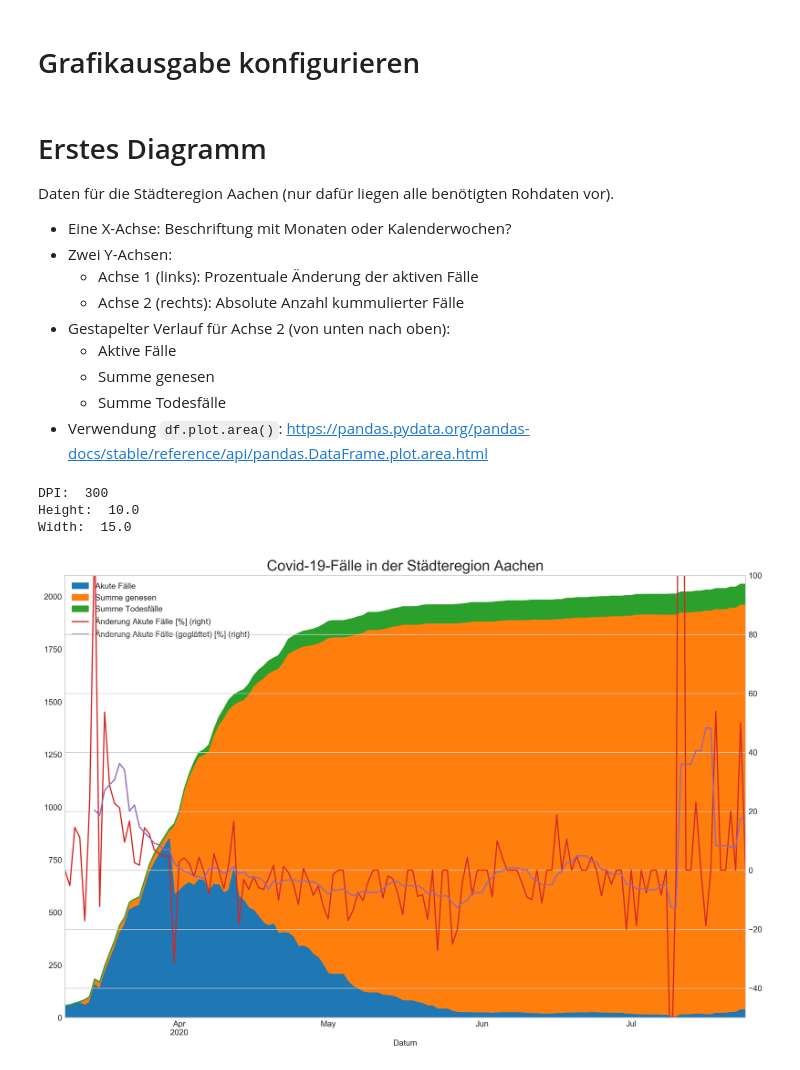
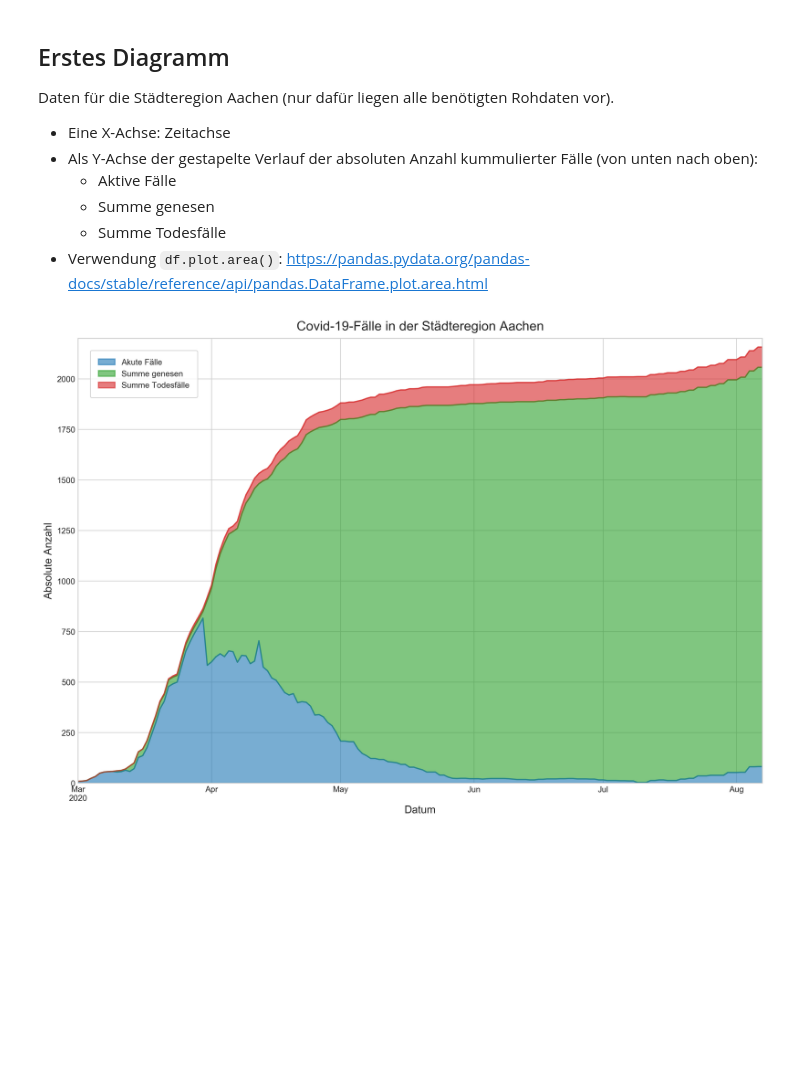
Before and after one commit to MartinHolle/covid-19-statistics-aachen, a Jupyter notebook: c19stats-ac-visualisierung.ipynb, the cells around one changed output. Cells and saved outputs as stored; diff of their text form; code cells hidden in the pictures; blank space fills up the shorter version.

Commit message:
Neue Version nach Überarbeitung

```diff
--- a/c19stats-ac-visualisierung.ipynb
+++ b/c19stats-ac-visualisierung.ipynb
@@ -53,48 +64,29 @@ c19_cases
-# %% [markdown]
-# Grafikausgabe konfigurieren
-# %%
-plt.style.use('seaborn-whitegrid')
-
-fig_dpi = 300
-
-fig_width = 10
-fig_height = 6
 # %% [markdown]
-# Erstes Diagramm
+## Erstes Diagramm
 Daten für die Städteregion Aachen (nur dafür liegen alle benötigten Rohdaten vor).
-- Eine X-Achse: Beschriftung mit Monaten oder Kalenderwochen?
-- Zwei Y-Achsen:
-    - Achse 1 (links): Prozentuale Änderung der aktiven Fälle
-    - Achse 2 (rechts): Absolute Anzahl kummulierter Fälle
-- Gestapelter Verlauf für Achse 2 (von unten nach oben):
+- Eine X-Achse: Zeitachse
+- Als Y-Achse der gestapelte Verlauf der absoluten Anzahl kummulierter Fälle (von unten nach oben):
     - Aktive Fälle
     - Summe genesen
     - Summe Todesfälle
 - Verwendung `df.plot.area()`: https://pandas.pydata.org/pandas-docs/stable/reference/api/pandas.DataFrame.plot.area.html
 # %%
-fig = plt.figure(figsize=(15, 10), dpi=fig_dpi)
+ymax = ((c19_cases['Akute Fälle'] + c19_cases['Summe genesen'] + c19_cases['Summe Todesfälle']).max() // 50 + 1) * 50
 
+fig = plt.figure()
 axes = fig.add_subplot(1,1,1)
 
-print('DPI: ', fig.dpi)
-print('Height: ', fig.get_figheight())
-print('Width: ', fig.get_figwidth())
+ax1 = c19_cases[['Akute Fälle', 'Summe genesen', 'Summe Todesfälle']].plot.area(ax=axes, alpha=0.6, linewidth=1.5, color=color_map_named)
 
-axes.set_title('Covid-19-Fälle in der Städteregion Aachen', fontsize=18)
-
-# 1. Achse
-ymax = ((c19_cases['Akute Fälle'] + c19_cases['Summe genesen'] + c19_cases['Summe Todesfälle']).max() // 50 + 1) * 50
-ax1 = c19_cases[['Akute Fälle', 'Summe genesen', 'Summe Todesfälle']].plot.area(ax=axes, legend=True)
 ax1.set_ylim(0, ymax)
 ax1.set_xlim(c19_cases.index[0], c19_cases.index[-1])
+ax1.set_ylabel('Absolute Anzahl')
 
-# 2. Achse
-ax2 = c19_cases[['Änderung Akute Fälle [%]', 'Änderung Akute Fälle (geglättet) [%]']].plot.line(ax=axes, legend=True, secondary_y=True)
-ax2.set_ylim(-50,100)
+axes.set_title('Covid-19-Fälle in der Städteregion Aachen')
+axes.grid(b=True, which='major', axis='both')
+axes.legend(loc='upper left')
+axes.set_xlabel('Datum')
 
-fig.savefig('c19-diagram-1.jpg', dpi=fig_dpi)
+fig.savefig(os.path.join(output_folder, 'c19-diagram-1.jpg'))
 # %% [output]
-DPI:  300
-Height:  10.0
-Width:  15.0
-[figure, old version]
+[figure, new version]
```
Also changed, not shown: parts of 14 cells of this notebook, 7 other files.
